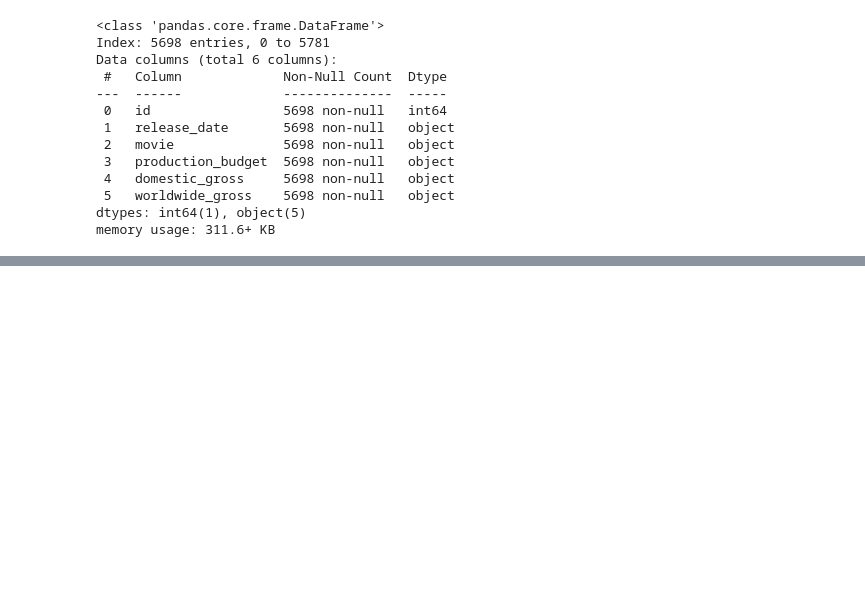
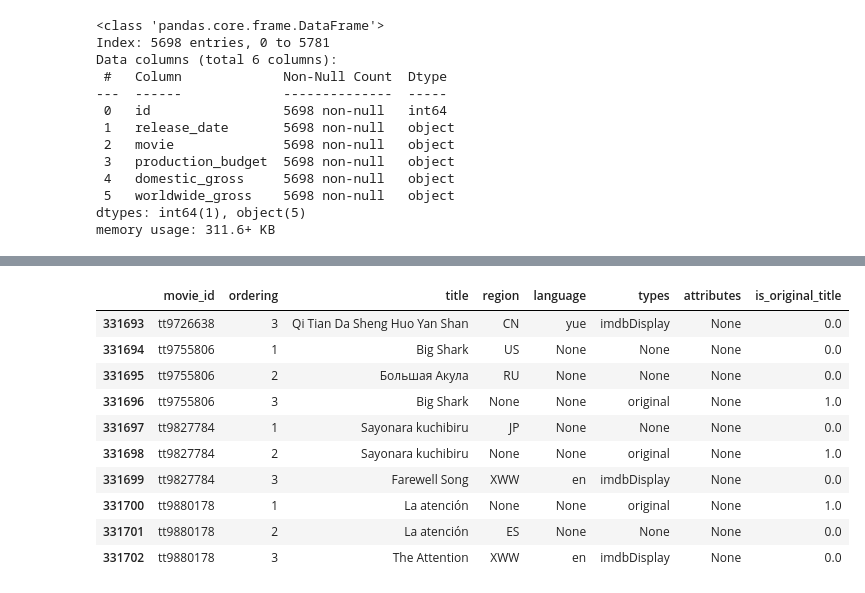
Before and after one commit to Keter22/dsc-phase-1-project-v2-4, a Jupyter notebook: student.ipynb, the cells around one changed output, grey strips where cells are left out. Saved outputs shown, nothing was run; the diff lists cells and outputs as text; code cells hidden in the pictures; blank space fills up the shorter version.

```diff
--- a/student.ipynb
+++ b/student.ipynb
@@ -597,0 +760,19 @@ memory usage: 311.6+ KB
+# %%
+# code reads all columns from the 'movie_akas' table in the SQLite database and stores the result in the DataFrame movie_akas
+movie_akas = pd.read_sql_query("""SELECT *
+FROM movie_akas
+;""",conn)
+
+movie_akas.tail(10)
+# %% [output]
+|  | movie_id | ordering | title | region | language | types | attributes | is_original_title |
+| 331693 | tt9726638 | 3 | Qi Tian Da Sheng Huo Yan Shan | CN | yue | imdbDisplay | None | 0.0 |
+| 331694 | tt9755806 | 1 | Big Shark | US | None | None | None | 0.0 |
+| 331695 | tt9755806 | 2 | Большая Акула | RU | None | None | None | 0.0 |
+| 331696 | tt9755806 | 3 | Big Shark | None | None | original | None | 1.0 |
+| 331697 | tt9827784 | 1 | Sayonara kuchibiru | JP | None | None | None | 0.0 |
+| 331698 | tt9827784 | 2 | Sayonara kuchibiru | None | None | original | None | 1.0 |
+| 331699 | tt9827784 | 3 | Farewell Song | XWW | en | imdbDisplay | None | 0.0 |
+| 331700 | tt9880178 | 1 | La atención | None | None | original | None | 1.0 |
+| 331701 | tt9880178 | 2 | La atención | ES | None | None | None | 0.0 |
+| 331702 | tt9880178 | 3 | The Attention | XWW | en | imdbDisplay | None | 0.0 |
```
Also changed, not shown: parts of 19 cells of this notebook.
